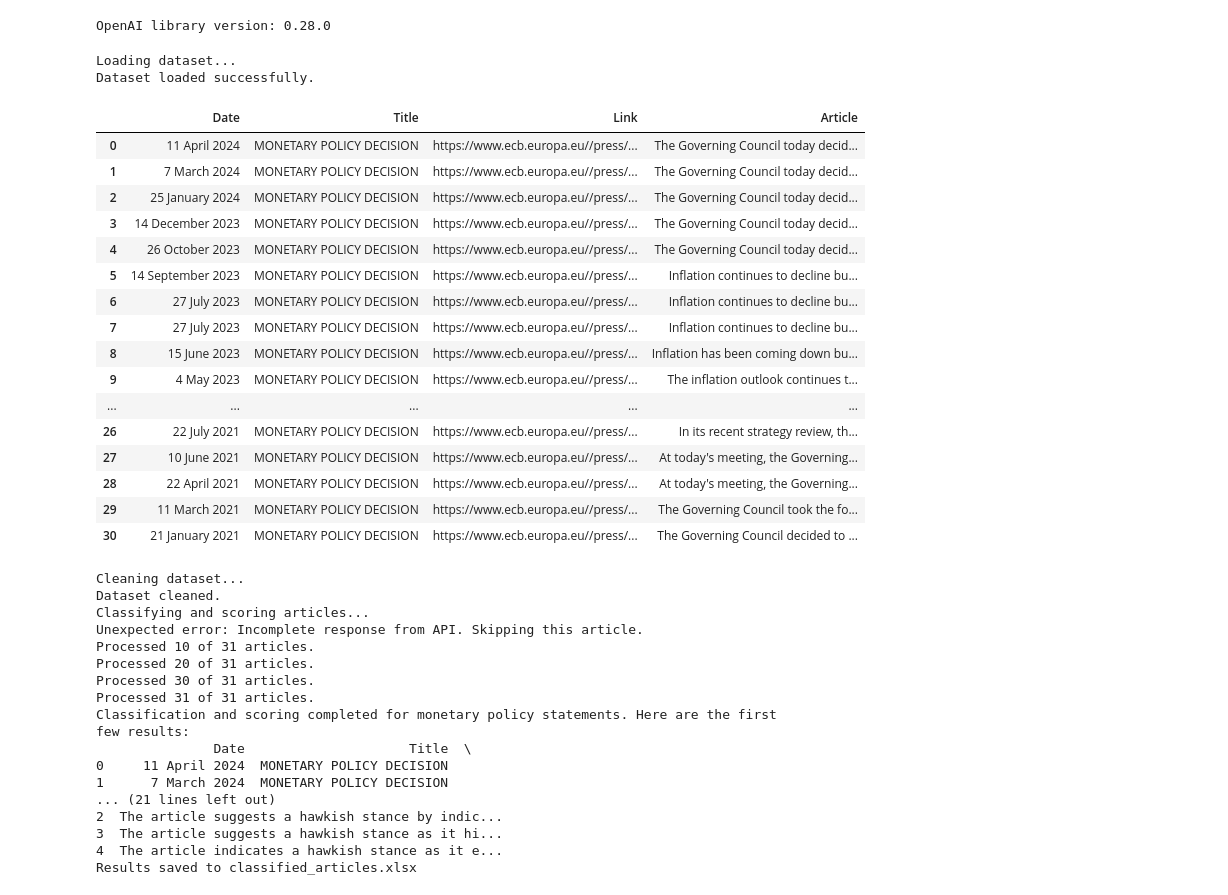
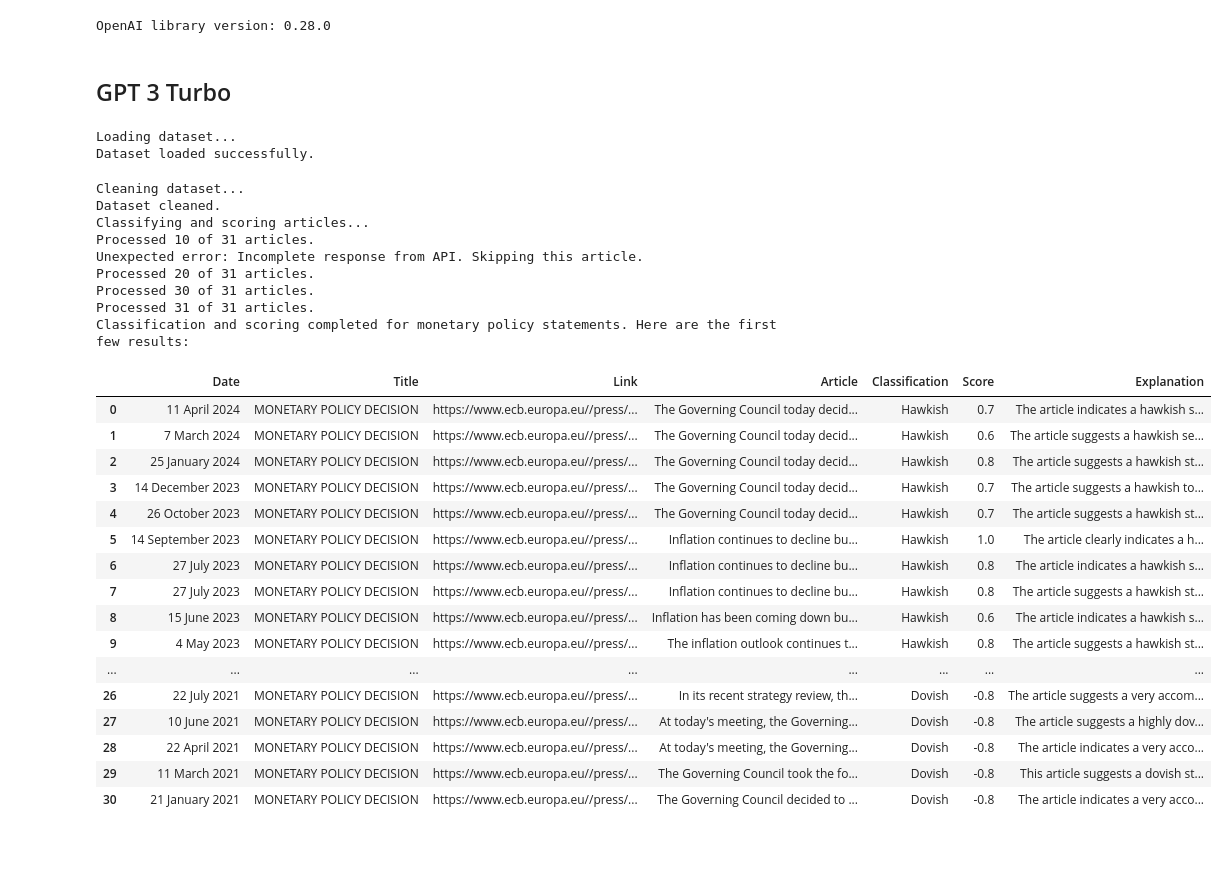
Before and after one commit to monbiote/ECB_Perceived_Cacophony, a Jupyter notebook: OpenAI Classification/OpenAI_API_Classification_ECB_Statements.ipynb, the cells around one changed output. Saved outputs shown, nothing was run; the diff lists cells and outputs as text; code cells hidden in the pictures; blank space fills up the shorter version.

```diff
--- a/OpenAI Classification/OpenAI_API_Classification_ECB_Statements.ipynb
+++ b/OpenAI Classification/OpenAI_API_Classification_ECB_Statements.ipynb
@@ -10,37 +10,21 @@ import matplotlib.pyplot as plt
 print(f"OpenAI library version: {openai.__version__}")  # Should print 0.28.0
 # %% [output]
 OpenAI library version: 0.28.0
+# %% [markdown]
+## GPT 3 Turbo
 # %%
 # Load your dataset
 print("Loading dataset...")
-data = pd.read_csv(r"C:\Users\monbi\OneDrive\Documents\BSE\Term 3\Masters Thesis\ECB_Perceived_Cacophony\Scraped_Data\ecb_monetary_policy_decisions.csv")
+df_gpt3_5 = pd.read_csv(r"C:\Users\monbi\OneDrive\Documents\BSE\Term 3\Masters Thesis\ECB_Perceived_Cacophony\Scraped_Data\ecb_monetary_policy_decisions.csv")
 print("Dataset loaded successfully.")
-data
 # %% [output]
 Loading dataset...
 Dataset loaded successfully.
-|  | Date | Title | Link | Article |
-| 0 | 11 April 2024 | MONETARY POLICY DECISION | https://www.ecb.europa.eu//press/... | The Governing Council today decid... |
-| 1 | 7 March 2024 | MONETARY POLICY DECISION | https://www.ecb.europa.eu//press/... | The Governing Council today decid... |
-| 2 | 25 January 2024 | MONETARY POLICY DECISION | https://www.ecb.europa.eu//press/... | The Governing Council today decid... |
-| 3 | 14 December 2023 | MONETARY POLICY DECISION | https://www.ecb.europa.eu//press/... | The Governing Council today decid... |
-| 4 | 26 October 2023 | MONETARY POLICY DECISION | https://www.ecb.europa.eu//press/... | The Governing Council today decid... |
-| 5 | 14 September 2023 | MONETARY POLICY DECISION | https://www.ecb.europa.eu//press/... | Inflation continues to decline bu... |
-| 6 | 27 July 2023 | MONETARY POLICY DECISION | https://www.ecb.europa.eu//press/... | Inflation continues to decline bu... |
-| 7 | 27 July 2023 | MONETARY POLICY DECISION | https://www.ecb.europa.eu//press/... | Inflation continues to decline bu... |
-| 8 | 15 June 2023 | MONETARY POLICY DECISION | https://www.ecb.europa.eu//press/... | Inflation has been coming down bu... |
-| 9 | 4 May 2023 | MONETARY POLICY DECISION | https://www.ecb.europa.eu//press/... | The inflation outlook continues t... |
-| ... | ... | ... | ... | ... |
-| 26 | 22 July 2021 | MONETARY POLICY DECISION | https://www.ecb.europa.eu//press/... | In its recent strategy review, th... |
-| 27 | 10 June 2021 | MONETARY POLICY DECISION | https://www.ecb.europa.eu//press/... | At today's meeting, the Governing... |
-| 28 | 22 April 2021 | MONETARY POLICY DECISION | https://www.ecb.europa.eu//press/... | At today's meeting, the Governing... |
-| 29 | 11 March 2021 | MONETARY POLICY DECISION | https://www.ecb.europa.eu//press/... | The Governing Council took the fo... |
-| 30 | 21 January 2021 | MONETARY POLICY DECISION | https://www.ecb.europa.eu//press/... | The Governing Council decided to ... |
 # %%
 # Drop rows where 'Article' is NaN and reset index
 print("Cleaning dataset...")
-data.dropna(subset=['Article'], inplace=True)
-data.reset_index(drop=True, inplace=True)
+df_gpt3_5.dropna(subset=['Article'], inplace=True)
+df_gpt3_5.reset_index(drop=True, inplace=True)
 print("Dataset cleaned.")
 
 # Set your OpenAI API key
@@ -88,54 +72,58 @@ def classify_and_score_article(article):
             else:
                 raise ValueError("Incomplete response from API")
 
         except openai.error.RateLimitError:
             print("Rate limit exceeded. Retrying in 10 seconds...")
             time.sleep(10)
         except openai.error.APIError as e:
             print(f"API error: {e}. Retrying in 10 seconds...")
             time.sleep(10)
         except Exception as e:
             print(f"Unexpected error: {e}. Skipping this article.")
             return "Error", "Error", "Error"
 
 # Initialize new columns
-data['Classification'] = ""
-data['Score'] = ""
-data['Explanation'] = ""
+df_gpt3_5['Classification'] = ""
+df_gpt3_5['Score'] = ""
+df_gpt3_5['Explanation'] = ""
 
 # Classify and score each article in the dataset
 print("Classifying and scoring articles...")
-for i, article in enumerate(data['Article']):
+for i, article in enumerate(df_gpt3_5['Article']):
     classification, score, explanation = classify_and_score_article(article)
-    data.loc[i, 'Classification'] = classification
-    data.loc[i, 'Score'] = score
-    data.loc[i, 'Explanation'] = explanation
-    if (i + 1) % 10 == 0 or (i + 1) == len(data):
-        print(f"Processed {i + 1} of {len(data)} articles.")
+    df_gpt3_5.loc[i, 'Classification'] = classification
+    df_gpt3_5.loc[i, 'Score'] = score
+    df_gpt3_5.loc[i, 'Explanation'] = explanation
+    if (i + 1) % 10 == 0 or (i + 1) == len(df_gpt3_5):
+        print(f"Processed {i + 1} of {len(df_gpt3_5)} articles.")
 
 # Display the first few rows of the updated dataframe
 print("Classification and scoring completed for monetary policy statements. Here are the first few results:")
-print(data.head())
-
-# Optionally, save the results to a new Excel file
-output_file = 'classified_articles.xlsx'
-data.to_excel(output_file, index=False)
-print(f"Results saved to {output_file}")
+df_gpt3_5
 # %% [output]
 Cleaning dataset...
 Dataset cleaned.
 Classifying and scoring articles...
+Processed 10 of 31 articles.
 Unexpected error: Incomplete response from API. Skipping this article.
-Processed 10 of 31 articles.
 Processed 20 of 31 articles.
 Processed 30 of 31 articles.
 Processed 31 of 31 articles.
 Classification and scoring completed for monetary policy statements. Here are the first few results:
-               Date                     Title  \
-0     11 April 2024  MONETARY POLICY DECISION
-1      7 March 2024  MONETARY POLICY DECISION
-... (21 lines left out)
-2  The article suggests a hawkish stance by indic...
-3  The article suggests a hawkish stance as it hi...
-4  The article indicates a hawkish stance as it e...
-Results saved to classified_articles.xlsx
+|  | Date | Title | Link | Article | Classification | Score | Explanation |
+| 0 | 11 April 2024 | MONETARY POLICY DECISION | https://www.ecb.europa.eu//press/... | The Governing Council today decid... | Hawkish | 0.7 | The article indicates a hawkish s... |
+| 1 | 7 March 2024 | MONETARY POLICY DECISION | https://www.ecb.europa.eu//press/... | The Governing Council today decid... | Hawkish | 0.6 | The article suggests a hawkish se... |
+| 2 | 25 January 2024 | MONETARY POLICY DECISION | https://www.ecb.europa.eu//press/... | The Governing Council today decid... | Hawkish | 0.8 | The article suggests a hawkish st... |
+| 3 | 14 December 2023 | MONETARY POLICY DECISION | https://www.ecb.europa.eu//press/... | The Governing Council today decid... | Hawkish | 0.7 | The article suggests a hawkish to... |
+| 4 | 26 October 2023 | MONETARY POLICY DECISION | https://www.ecb.europa.eu//press/... | The Governing Council today decid... | Hawkish | 0.7 | The article suggests a hawkish st... |
+| 5 | 14 September 2023 | MONETARY POLICY DECISION | https://www.ecb.europa.eu//press/... | Inflation continues to decline bu... | Hawkish | 1.0 | The article clearly indicates a h... |
+| 6 | 27 July 2023 | MONETARY POLICY DECISION | https://www.ecb.europa.eu//press/... | Inflation continues to decline bu... | Hawkish | 0.8 | The article indicates a hawkish s... |
+| 7 | 27 July 2023 | MONETARY POLICY DECISION | https://www.ecb.europa.eu//press/... | Inflation continues to decline bu... | Hawkish | 0.8 | The article suggests a hawkish st... |
+| 8 | 15 June 2023 | MONETARY POLICY DECISION | https://www.ecb.europa.eu//press/... | Inflation has been coming down bu... | Hawkish | 0.6 | The article indicates a hawkish s... |
+| 9 | 4 May 2023 | MONETARY POLICY DECISION | https://www.ecb.europa.eu//press/... | The inflation outlook continues t... | Hawkish | 0.8 | The article suggests a hawkish st... |
+| ... | ... | ... | ... | ... | ... | ... | ... |
+| 26 | 22 July 2021 | MONETARY POLICY DECISION | https://www.ecb.europa.eu//press/... | In its recent strategy review, th... | Dovish | -0.8 | The article suggests a very accom... |
+| 27 | 10 June 2021 | MONETARY POLICY DECISION | https://www.ecb.europa.eu//press/... | At today's meeting, the Governing... | Dovish | -0.8 | The article suggests a highly dov... |
+| 28 | 22 April 2021 | MONETARY POLICY DECISION | https://www.ecb.europa.eu//press/... | At today's meeting, the Governing... | Dovish | -0.8 | The article indicates a very acco... |
+| 29 | 11 March 2021 | MONETARY POLICY DECISION | https://www.ecb.europa.eu//press/... | The Governing Council took the fo... | Dovish | -0.8 | This article suggests a dovish st... |
+| 30 | 21 January 2021 | MONETARY POLICY DECISION | https://www.ecb.europa.eu//press/... | The Governing Council decided to ... | Dovish | -0.8 | The article indicates a very acco... |
```
Also changed, not shown: parts of 9 cells of this notebook, 4 other files.
